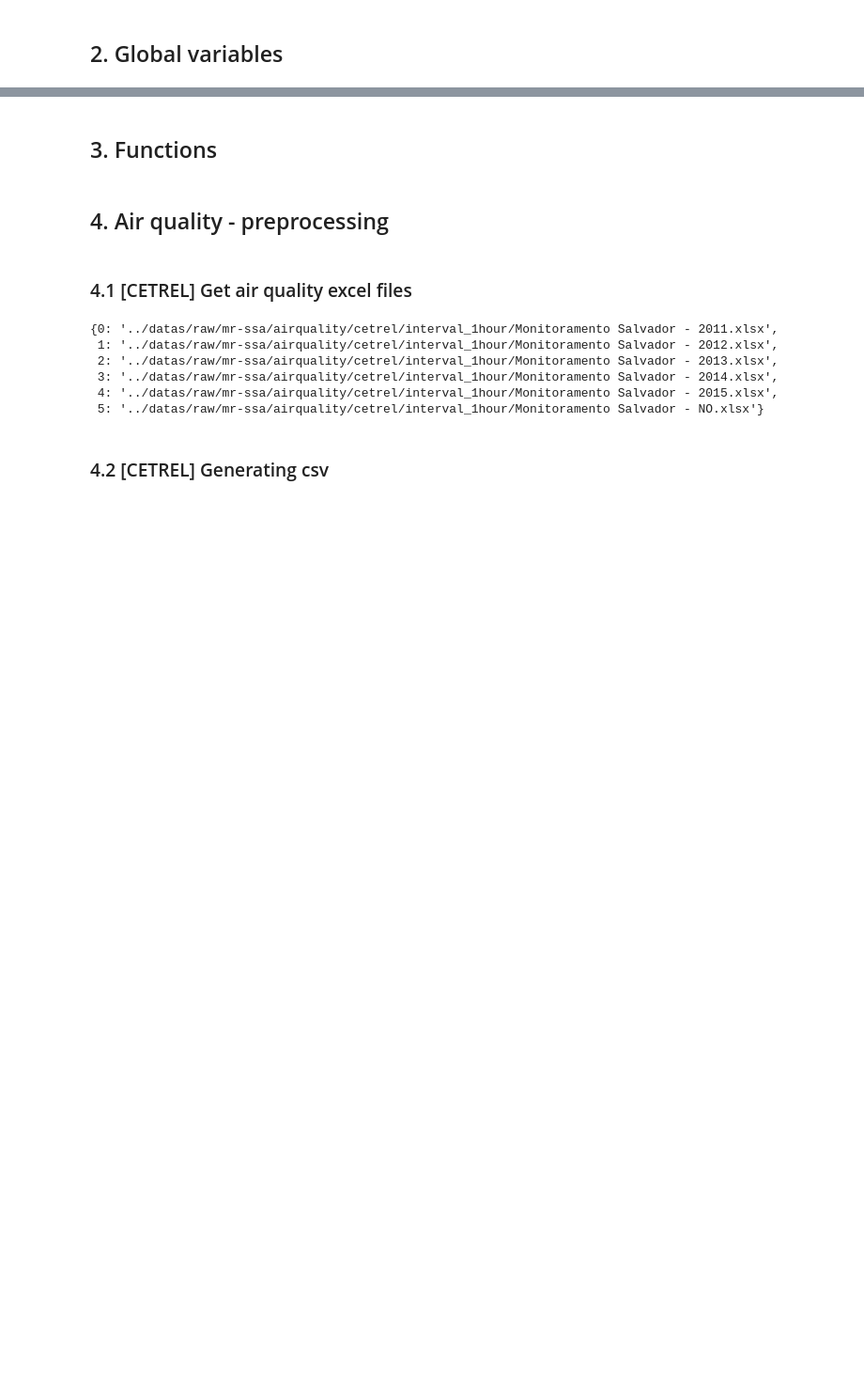
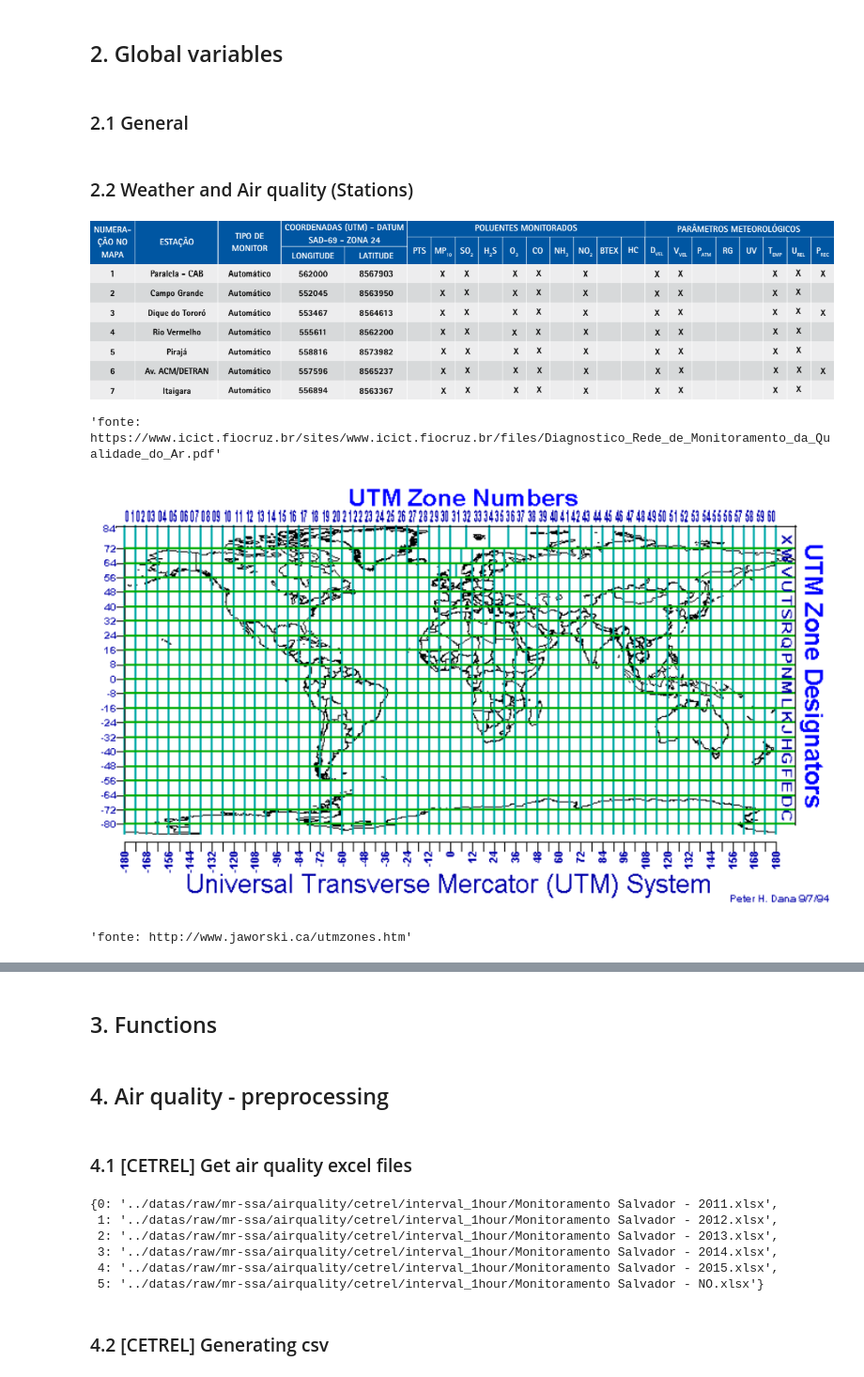
Before and after one commit to patricksferraz/master-health-airq, a Jupyter notebook: code/preprocessing-datasets.ipynb, the cells around one changed output, grey strips where cells are left out. Shown at 94% size. Drawn from its saved outputs; the diff is of its cells as text; code cells hidden in the pictures; blank space fills up the shorter version.

```diff
--- a/code/preprocessing-datasets.ipynb
+++ b/code/preprocessing-datasets.ipynb
@@ -13,6 +35,8 @@ import os
 import re
 # %% [markdown]
 ## 2. Global variables
+# %% [markdown]
+### 2.1 General
 # %%
 # Paths
 PATHS = dict(
@@ -27,3 +52,17 @@ FOLDERS = dict(
     WTHR = 'weather/cetrel',
     DSUS = 'datasus'
 )
+# %% [markdown]
+### 2.2 Weather and Air quality (Stations)
+# %%
+display(
+    Image(filename=f"{PATHS['IMG']}/coords_stations.png"),
+    'fonte: https://www.icict.fiocruz.br/sites/www.icict.fiocruz.br/files/Diagnostico_Rede_de_Monitoramento_da_Qualidade_do_Ar.pdf',
+    Image(filename=f"{PATHS['IMG']}/utm.png"),
+    'fonte: http://www.jaworski.ca/utmzones.htm'
+)
+# %% [output]
+[figure, added]
+'fonte: https://www.icict.fiocruz.br/sites/www.icict.fiocruz.br/files/Diagnostico_Rede_de_Monitoramento_da_Qualidade_do_Ar.pdf'
+[figure, added]
+'fonte: http://www.jaworski.ca/utmzones.htm'
```
Also changed, not shown: parts of 14 cells of this notebook, 22 other files.
